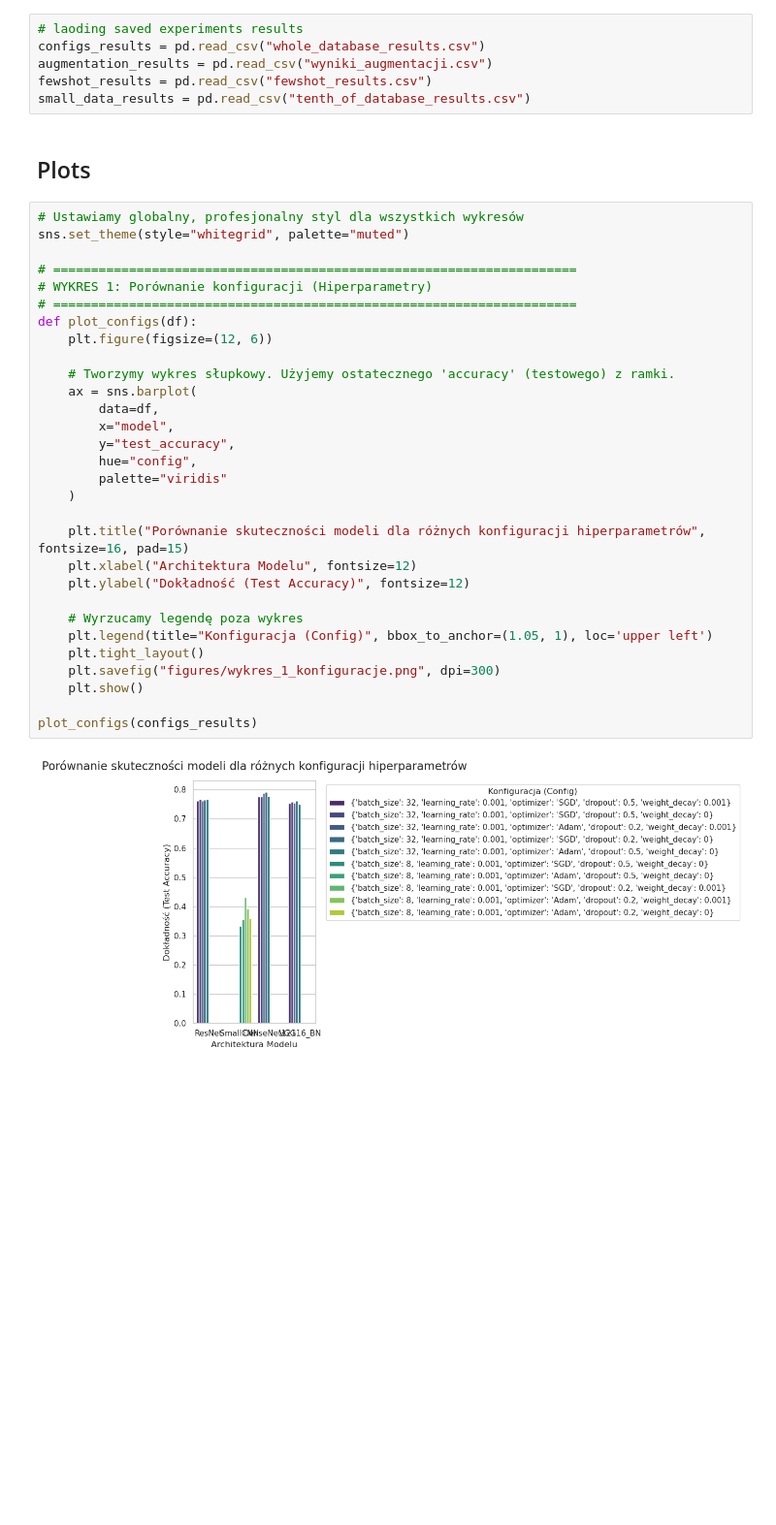
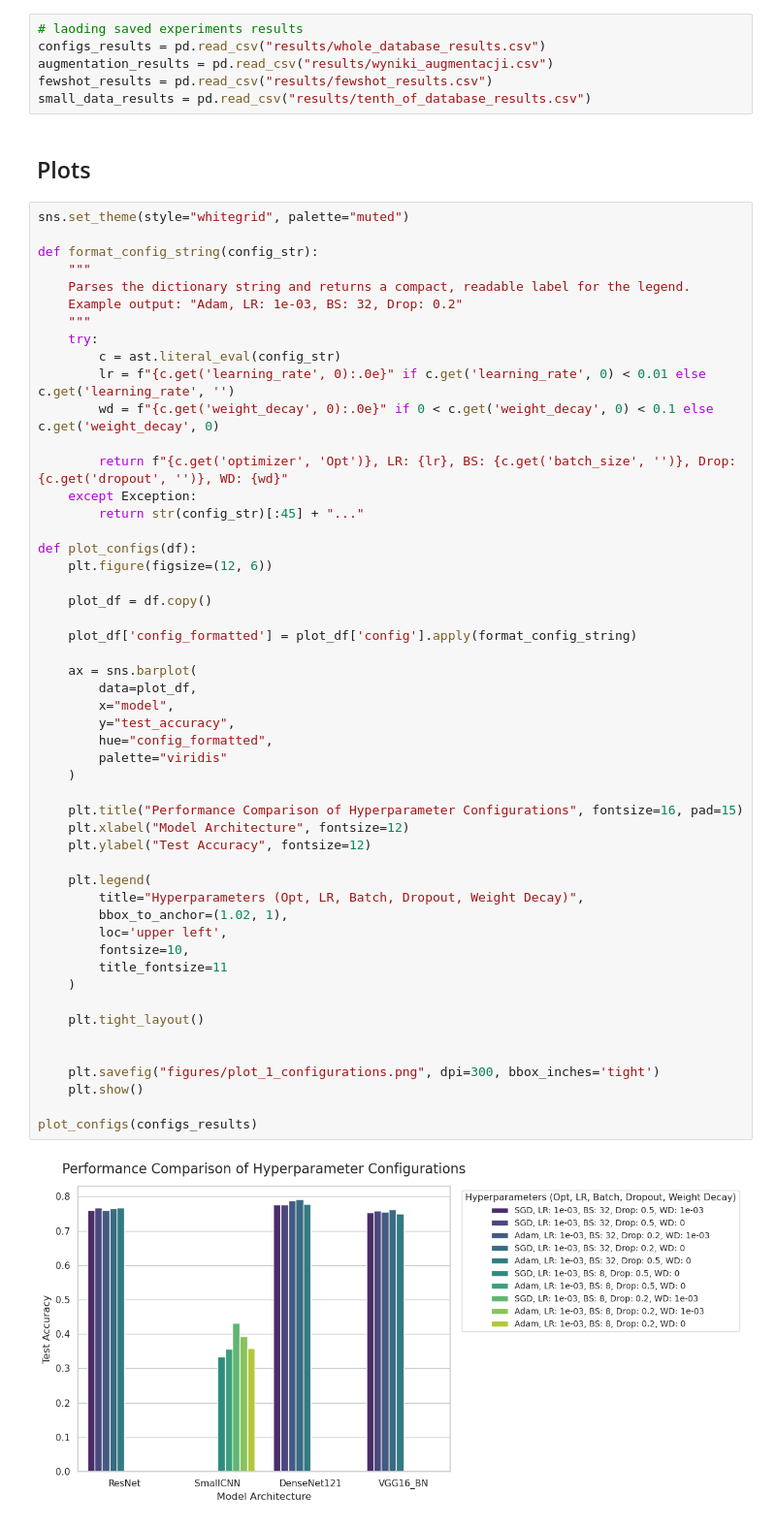
Before and after one commit to IgorLechoszest/DL-Image-Recognition, a Jupyter notebook: src/main.ipynb, the cells around one changed output. Shown at 97% size. Drawn from its saved outputs; the diff is of its cells as text; blank space fills up the shorter version.

```diff
--- a/src/main.ipynb
+++ b/src/main.ipynb
@@ -381,42 +361,63 @@ Ranking for model: SmallCNN
 4     0.674878
 # %%
 # laoding saved experiments results
-configs_results = pd.read_csv("whole_database_results.csv")
-augmentation_results = pd.read_csv("wyniki_augmentacji.csv")
-fewshot_results = pd.read_csv("fewshot_results.csv")
-small_data_results = pd.read_csv("tenth_of_database_results.csv")
+configs_results = pd.read_csv("results/whole_database_results.csv")
+augmentation_results = pd.read_csv("results/wyniki_augmentacji.csv")
+fewshot_results = pd.read_csv("results/fewshot_results.csv")
+small_data_results = pd.read_csv("results/tenth_of_database_results.csv")
 # %% [markdown]
 ## Plots
 # %%
-# Ustawiamy globalny, profesjonalny styl dla wszystkich wykresów
 sns.set_theme(style="whitegrid", palette="muted")
 
-# =====================================================================
-# WYKRES 1: Porównanie konfiguracji (Hiperparametry)
-# =====================================================================
+def format_config_string(config_str):
+    """
+    Parses the dictionary string and returns a compact, readable label for the legend.
+    Example output: "Adam, LR: 1e-03, BS: 32, Drop: 0.2"
+    """
+    try:
+        c = ast.literal_eval(config_str)
+        lr = f"{c.get('learning_rate', 0):.0e}" if c.get('learning_rate', 0) < 0.01 else c.get('learning_rate', '')
+        wd = f"{c.get('weight_decay', 0):.0e}" if 0 < c.get('weight_decay', 0) < 0.1 else c.get('weight_decay', 0)
+
+        return f"{c.get('optimizer', 'Opt')}, LR: {lr}, BS: {c.get('batch_size', '')}, Drop: {c.get('dropout', '')}, WD: {wd}"
+    except Exception:
+        return str(config_str)[:45] + "..."
+
 def plot_configs(df):
     plt.figure(figsize=(12, 6))
 
-    # Tworzymy wykres słupkowy. Użyjemy ostatecznego 'accuracy' (testowego) z ramki.
+    plot_df = df.copy()
+
+    plot_df['config_formatted'] = plot_df['config'].apply(format_config_string)
+
     ax = sns.barplot(
-        data=df,
+        data=plot_df,
         x="model",
         y="test_accuracy",
-        hue="config",
+        hue="config_formatted",
         palette="viridis"
     )
 
-    plt.title("Porównanie skuteczności modeli dla różnych konfiguracji hiperparametrów", fontsize=16, pad=15)
-    plt.xlabel("Architektura Modelu", fontsize=12)
-    plt.ylabel("Dokładność (Test Accuracy)", fontsize=12)
+    plt.title("Performance Comparison of Hyperparameter Configurations", fontsize=16, pad=15)
+    plt.xlabel("Model Architecture", fontsize=12)
+    plt.ylabel("Test Accuracy", fontsize=12)
 
-    # Wyrzucamy legendę poza wykres
-    plt.legend(title="Konfiguracja (Config)", bbox_to_anchor=(1.05, 1), loc='upper left')
+    plt.legend(
+        title="Hyperparameters (Opt, LR, Batch, Dropout, Weight Decay)",
+        bbox_to_anchor=(1.02, 1),
+        loc='upper left',
+        fontsize=10,
+        title_fontsize=11
+    )
+
     plt.tight_layout()
-    plt.savefig("figures/wykres_1_konfiguracje.png", dpi=300)
+
+
+    plt.savefig("figures/plot_1_configurations.png", dpi=300, bbox_inches='tight')
     plt.show()
 
 plot_configs(configs_results)
 # %% [output]
-[figure, old version]
+[figure, new version]
 # %%
```
Also changed, not shown: parts of 12 cells of this notebook, 19 other files.
